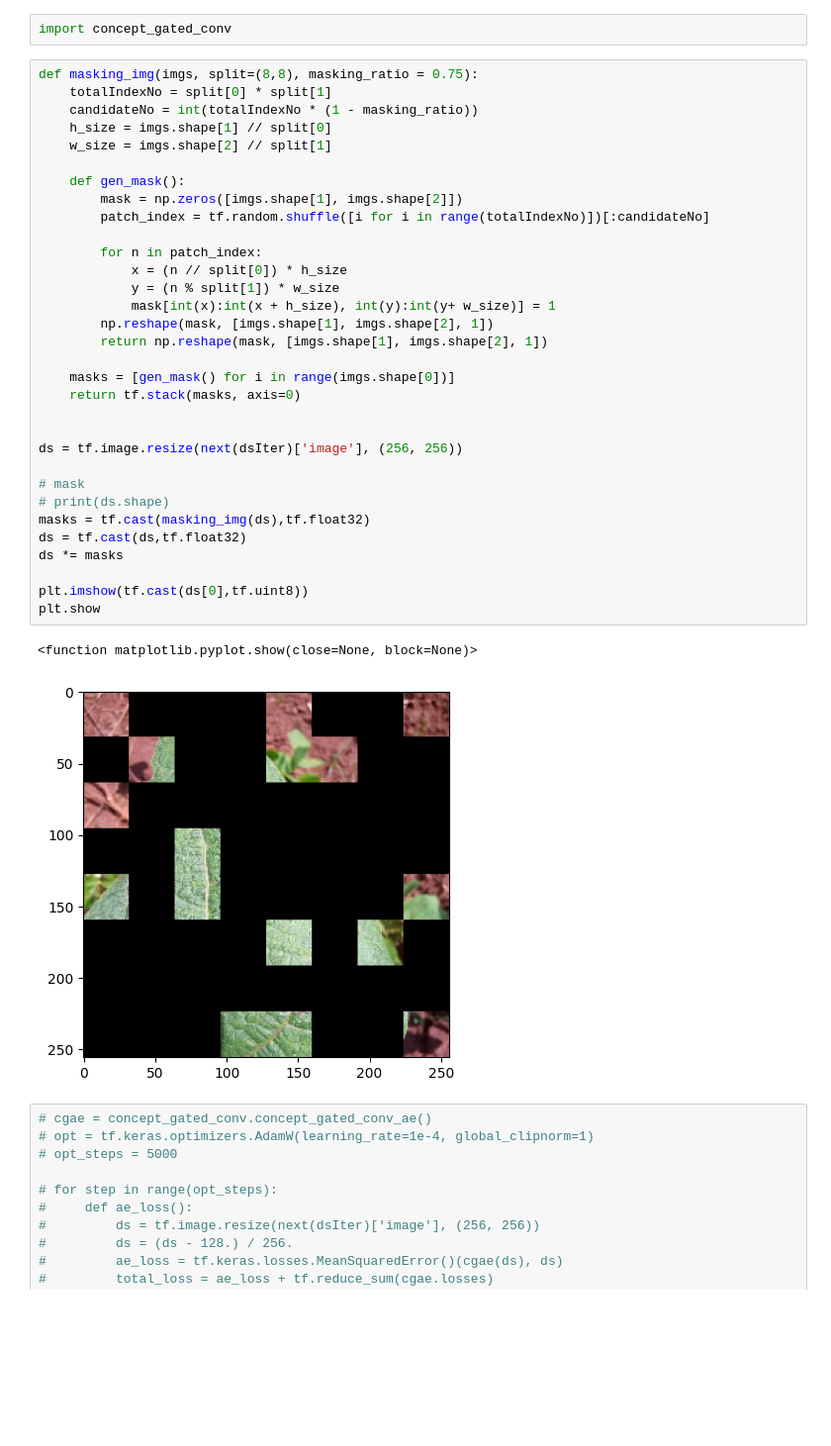
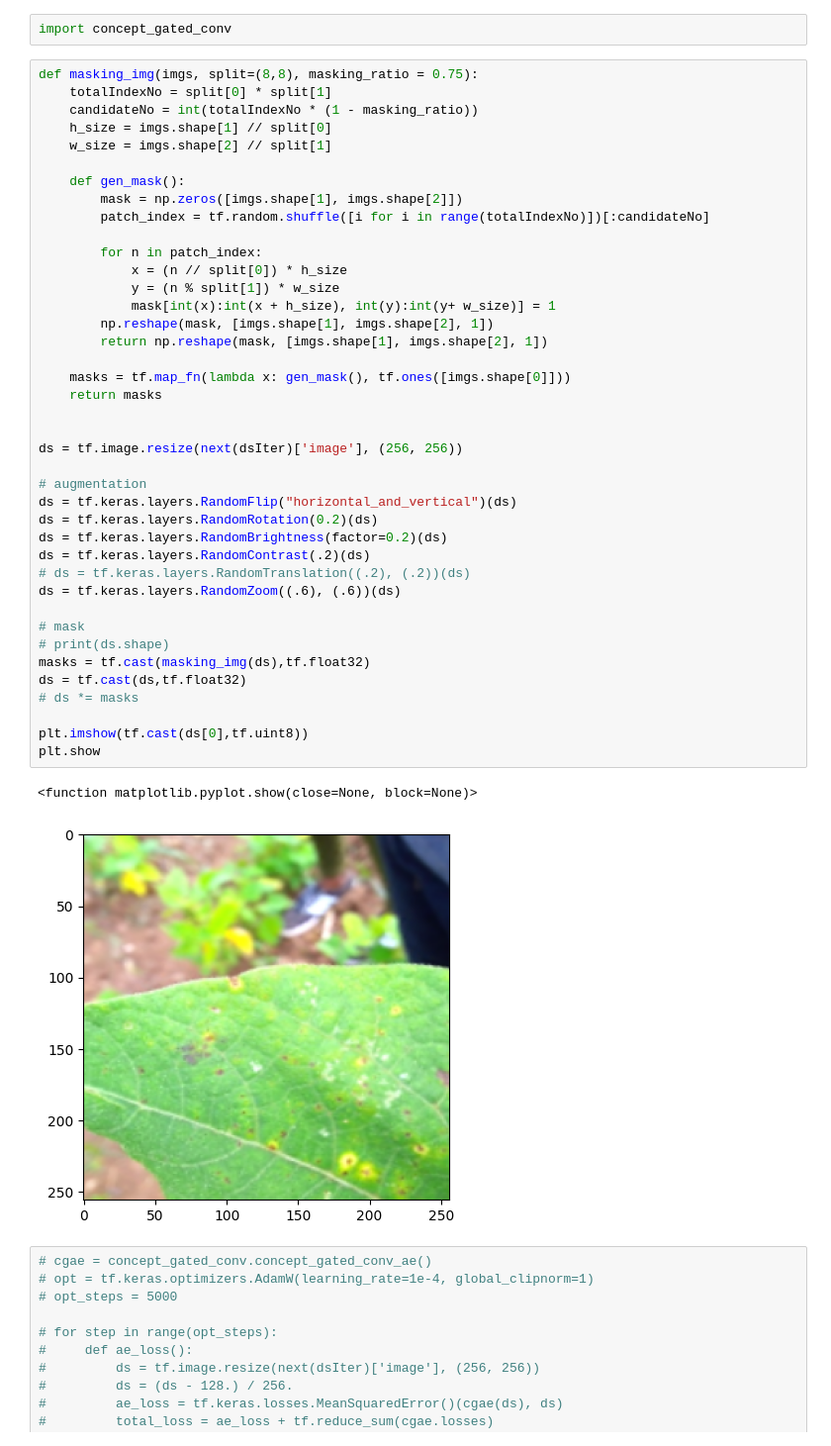
Before and after one commit to markliou/FCMAE, a Jupyter notebook: exam.ipynb, the cells around one changed output. Shown at 99% size. Saved outputs shown, nothing was run; the diff lists cells and outputs as text; blank space fills up the shorter version.

Commit message:
parralle the mask generating. data auglemtation

```diff
--- a/exam.ipynb
+++ b/exam.ipynb
@@ -43,37 +53,45 @@ import concept_gated_conv
 def masking_img(imgs, split=(8,8), masking_ratio = 0.75):
     totalIndexNo = split[0] * split[1]
     candidateNo = int(totalIndexNo * (1 - masking_ratio))
     h_size = imgs.shape[1] // split[0]
     w_size = imgs.shape[2] // split[1]
 
     def gen_mask():
         mask = np.zeros([imgs.shape[1], imgs.shape[2]])
         patch_index = tf.random.shuffle([i for i in range(totalIndexNo)])[:candidateNo]
 
         for n in patch_index:
             x = (n // split[0]) * h_size
             y = (n % split[1]) * w_size
             mask[int(x):int(x + h_size), int(y):int(y+ w_size)] = 1
         np.reshape(mask, [imgs.shape[1], imgs.shape[2], 1])
         return np.reshape(mask, [imgs.shape[1], imgs.shape[2], 1])
 
-    masks = [gen_mask() for i in range(imgs.shape[0])]
-    return tf.stack(masks, axis=0)
+    masks = tf.map_fn(lambda x: gen_mask(), tf.ones([imgs.shape[0]]))
+    return masks
 
 
 ds = tf.image.resize(next(dsIter)['image'], (256, 256))
+
+# augmentation
+ds = tf.keras.layers.RandomFlip("horizontal_and_vertical")(ds)
+ds = tf.keras.layers.RandomRotation(0.2)(ds)
+ds = tf.keras.layers.RandomBrightness(factor=0.2)(ds)
+ds = tf.keras.layers.RandomContrast(.2)(ds)
+# ds = tf.keras.layers.RandomTranslation((.2), (.2))(ds)
+ds = tf.keras.layers.RandomZoom((.6), (.6))(ds)
 
 # mask
 # print(ds.shape)
 masks = tf.cast(masking_img(ds),tf.float32)
 ds = tf.cast(ds,tf.float32)
-ds *= masks
+# ds *= masks
 
 plt.imshow(tf.cast(ds[0],tf.uint8))
 plt.show
 # %% [output]
 <function matplotlib.pyplot.show(close=None, block=None)>
-[figure, old version]
+[figure, new version]
 # %%
 # cgae = concept_gated_conv.concept_gated_conv_ae()
 # opt = tf.keras.optimizers.AdamW(learning_rate=1e-4, global_clipnorm=1)
```
Also changed, not shown: parts of 2 cells of this notebook, 2 other files.
